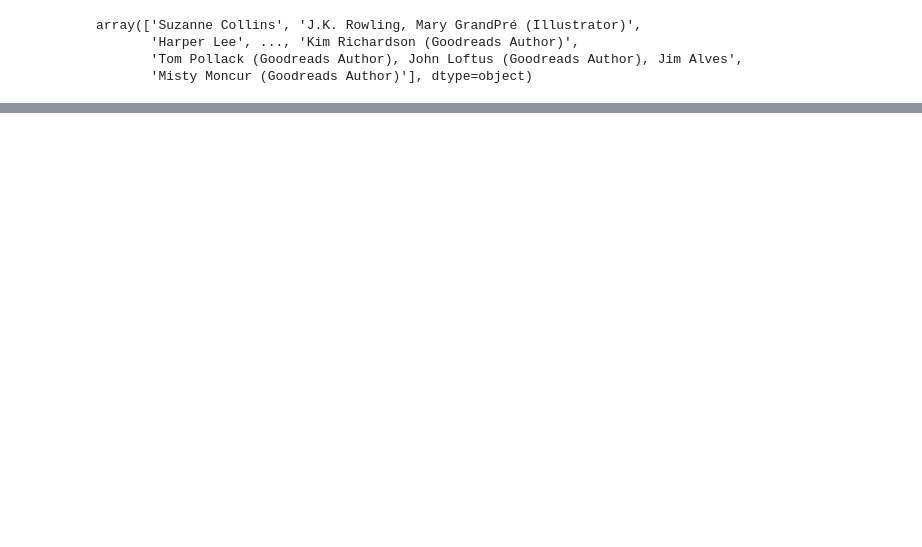
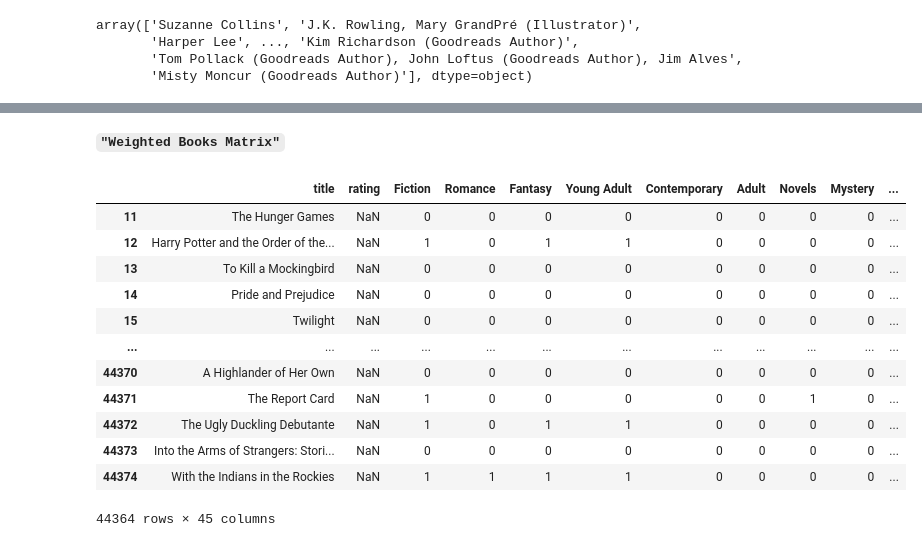
Before and after one commit to coisigna/dsb_p3_book_recommender, a Jupyter notebook: ipynbs/Book recomender.ipynb, the cells around one changed output, grey strips where cells are left out. Cells and saved outputs as stored; diff of their text form; code cells hidden in the pictures; blank space fills up the shorter version.

```diff
--- a/ipynbs/Book recomender.ipynb
+++ b/ipynbs/Book recomender.ipynb
@@ -315,0 +680,20 @@ set(unique_series)
+# %% [markdown]
+**`"Weighted Books Matrix"`**
+# %%
+df_recomendation = df_user_weights[~(df_user_weights["rating"] > 0)]
+
+df_recomendation
+# %% [output]
+|  | title | rating | Fiction | Romance | Fantasy | Young Adult | Contemporary | Adult | Novels | Mystery | ... |
+| 11 | The Hunger Games | NaN | 0 | 0 | 0 | 0 | 0 | 0 | 0 | 0 | ... |
+| 12 | Harry Potter and the Order of the... | NaN | 1 | 0 | 1 | 1 | 0 | 0 | 0 | 0 | ... |
+| 13 | To Kill a Mockingbird | NaN | 0 | 0 | 0 | 0 | 0 | 0 | 0 | 0 | ... |
+| 14 | Pride and Prejudice | NaN | 0 | 0 | 0 | 0 | 0 | 0 | 0 | 0 | ... |
+| 15 | Twilight | NaN | 0 | 0 | 0 | 0 | 0 | 0 | 0 | 0 | ... |
+| ... | ... | ... | ... | ... | ... | ... | ... | ... | ... | ... | ... |
+| 44370 | A Highlander of Her Own | NaN | 0 | 0 | 0 | 0 | 0 | 0 | 0 | 0 | ... |
+| 44371 | The Report Card | NaN | 1 | 0 | 0 | 0 | 0 | 0 | 1 | 0 | ... |
+| 44372 | The Ugly Duckling Debutante | NaN | 1 | 0 | 1 | 1 | 0 | 0 | 0 | 0 | ... |
+| 44373 | Into the Arms of Strangers: Stori... | NaN | 0 | 0 | 0 | 0 | 0 | 0 | 0 | 0 | ... |
+| 44374 | With the Indians in the Rockies | NaN | 1 | 1 | 1 | 1 | 0 | 0 | 0 | 0 | ... |
+44364 rows × 45 columns
```
Also changed, not shown: parts of 47 cells of this notebook.
